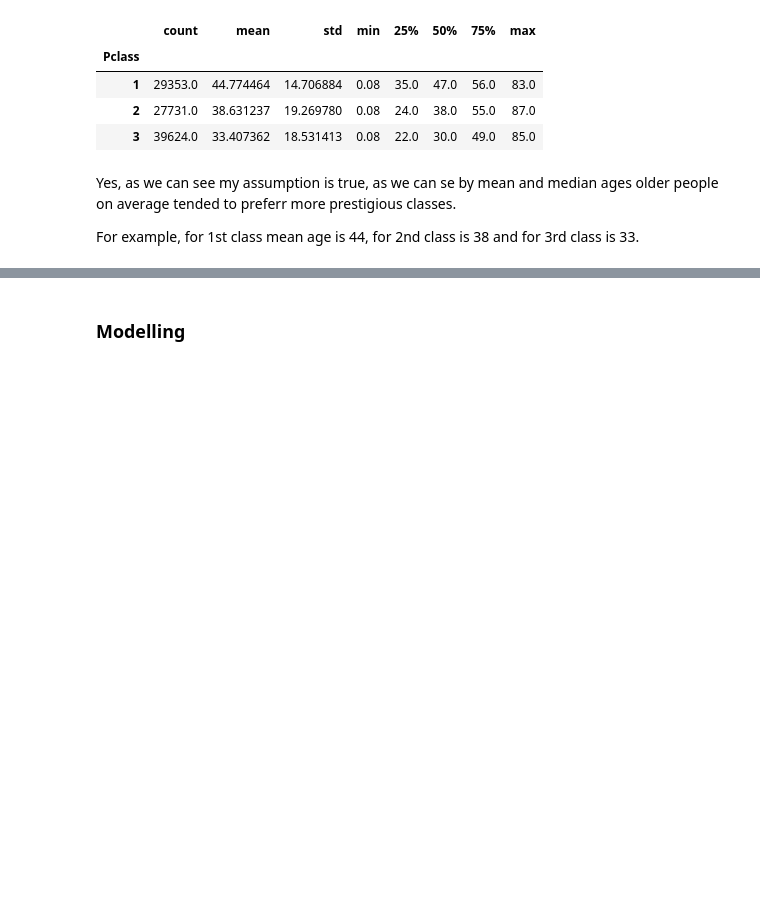
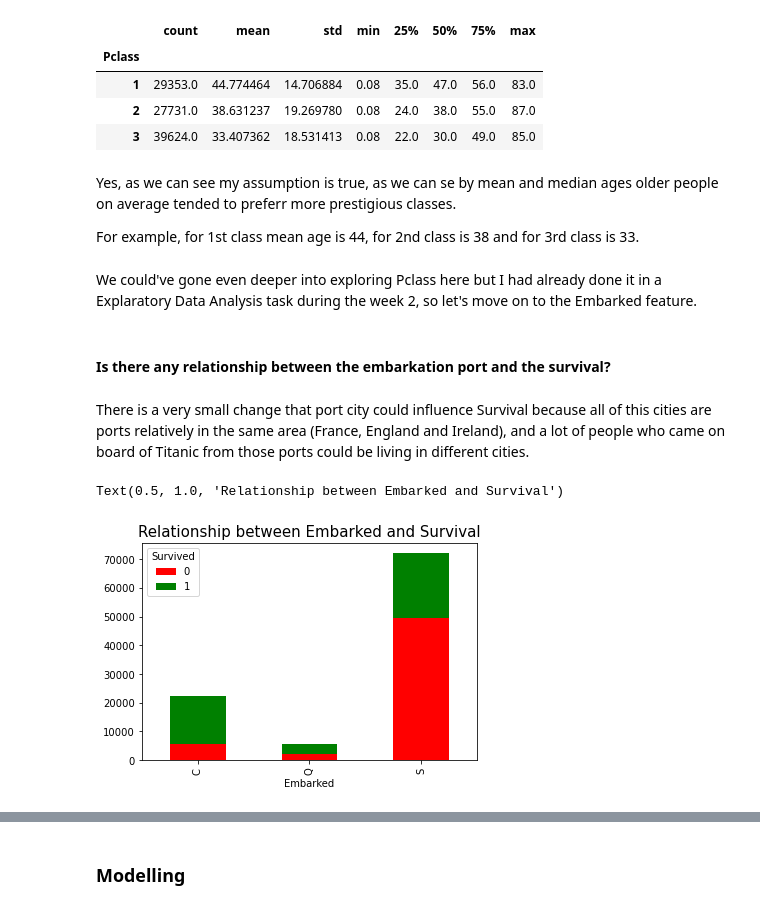
Before and after one commit to drnaida/rsschool-machine-learning-course, a Jupyter notebook: hw_classification.ipynb, the cells around one changed output, grey strips where cells are left out. Drawn from its saved outputs; the diff is of its cells as text; code cells hidden in the pictures; blank space fills up the shorter version.

Commit message:
feat: add exploration of embarked and survival

```diff
--- a/hw_classification.ipynb
+++ b/hw_classification.ipynb
@@ -622,0 +621,13 @@ We could've gone even deeper into exploring Pclass here but I had already done i
+# %% [markdown]
+We could've gone even deeper into exploring Pclass here but I had already done it in a Explaratory Data Analysis task during the week 2, so let's move on to the Embarked feature.
+# %% [markdown]
+#### Is there any relationship between the embarkation port and the survival?
+# %% [markdown]
+There is a very small change that port city could influence Survival because all of this cities are ports relatively in the same area (France, England and Ireland), and a lot of people who came on board of Titanic from those ports could be living in different cities.
+# %%
+df2 = data.groupby(['Embarked', 'Survived'])['Embarked'].count().unstack('Survived')
+df2[[0, 1]].plot(kind='bar', stacked=True, color=['red', 'green'])
+plt.title('Relationship between Embarked and Survival', fontsize=15)
+# %% [output]
+Text(0.5, 1.0, 'Relationship between Embarked and Survival')
+[figure, added]
```
Also changed, not shown: parts of 7 cells of this notebook.
